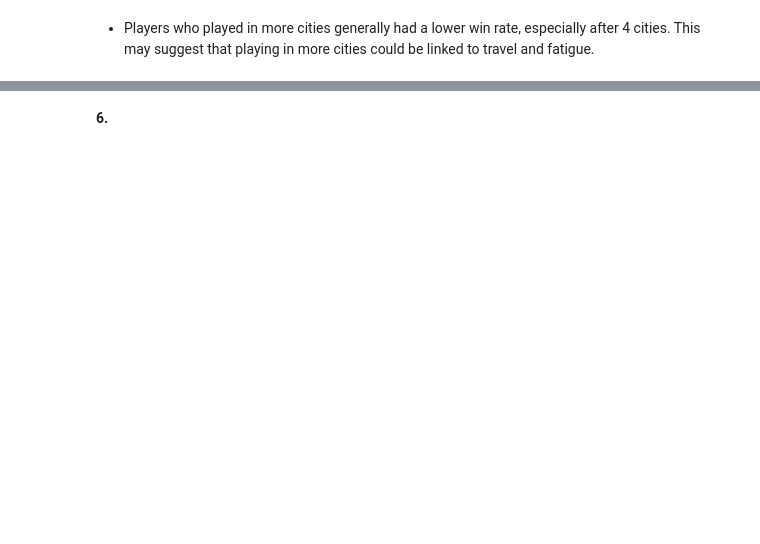
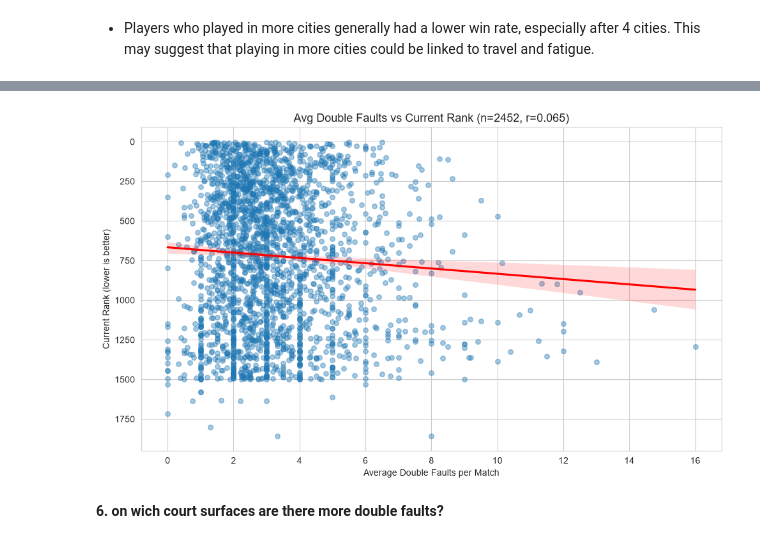
Before and after one commit to tarannommoghimi/Tennis-project, a Jupyter notebook: Javadi/TennisDataProject.ipynb, the cells around one changed output, grey strips where cells are left out. Drawn from its saved outputs; the diff is of its cells as text; code cells hidden in the pictures; blank space fills up the shorter version.

```diff
--- a/Javadi/TennisDataProject.ipynb
+++ b/Javadi/TennisDataProject.ipynb
@@ -1498,0 +2302,18 @@ plt.show()
+# %%
+player_avg_faults = player_match_faults.groupby('player_id').agg(
+    avg_double_faults=('double_faults', 'mean'),
+    num_matches=('match_id', 'count'),
+    current_rank=('current_rank', 'first')
+).reset_index()
+
+print("  uniqe players:", len(player_avg_faults))
+print(player_avg_faults.head())
+
+player_avg_faults_valid = player_avg_faults.dropna(subset=['current_rank'])
+print("\n players with valid info:", len(player_avg_faults_valid))
+
+# correlation
+correlation = player_avg_faults_valid['avg_double_faults'].corr(player_avg_faults_valid['current_rank'])
+print(f"\n corr between avg double fault and rank: {correlation:.4f}")
+
+print(player_avg_faults_valid['num_matches'].describe())
@@ -1499,2 +2343,27 @@ plt.show()
+# %%
+import seaborn as sns
+import matplotlib.pyplot as plt
+
+sns.set_style("whitegrid")
+plt.figure(figsize=(10, 6))
+
+sns.regplot(
+    data=player_avg_faults_valid,
+    x='avg_double_faults',
+    y='current_rank',
+    scatter_kws={'alpha': 0.4, 's': 30},
+    line_kws={'color': 'red'}
+)
+
+plt.title(f"Avg Double Faults vs Current Rank (n={len(player_avg_faults_valid)}, r={correlation:.3f})", fontsize=13)
+plt.xlabel("Average Double Faults per Match")
+plt.ylabel("Current Rank (lower is better)")
+
+plt.gca().invert_yaxis()
+
+plt.tight_layout()
+plt.show()
+# %% [output]
+[figure, added]
 # %% [markdown]
-**6.**
+**6. on wich court surfaces are there more double faults?**
```
Also changed, not shown: parts of 64 cells of this notebook.
